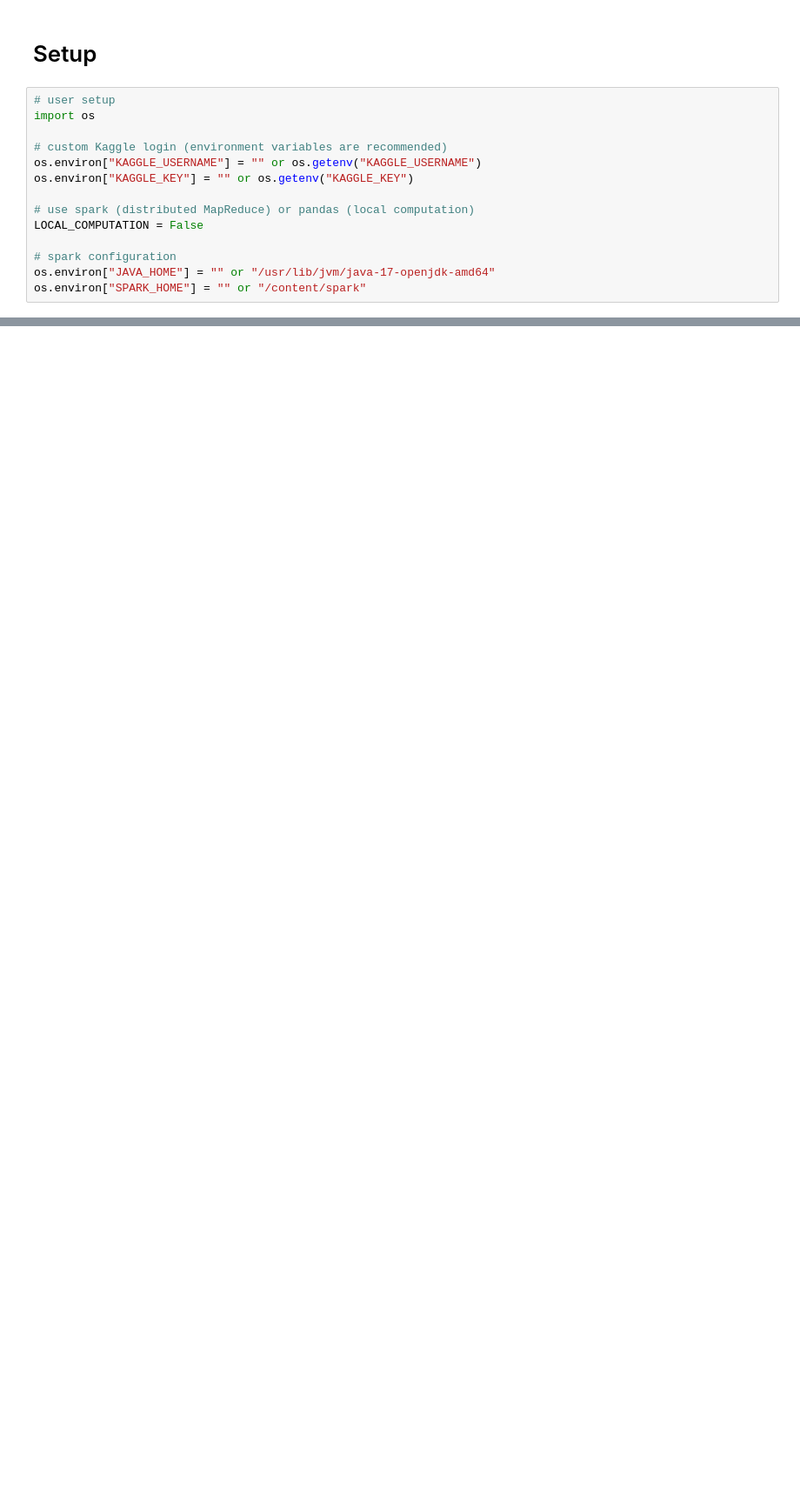
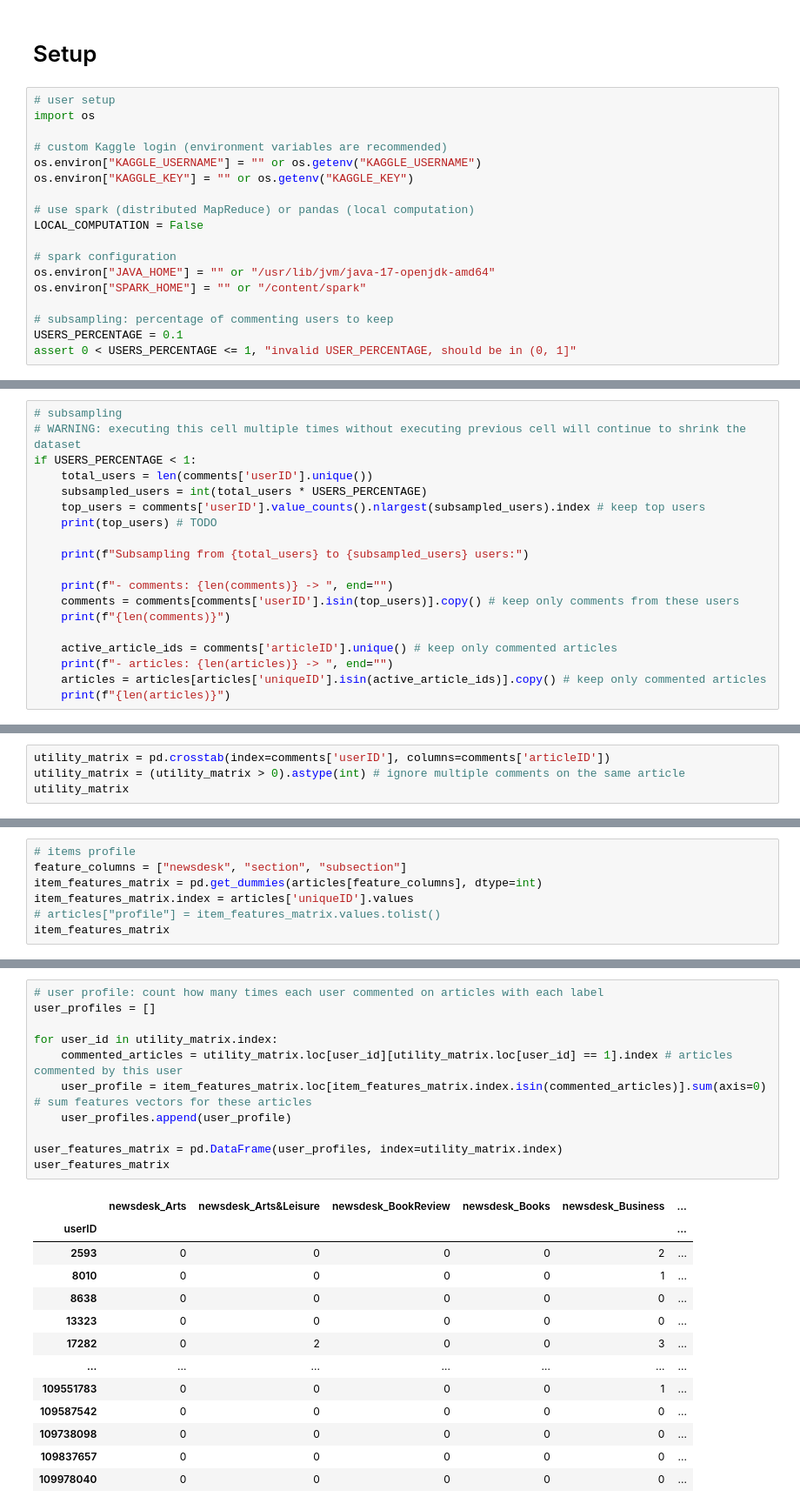
Before and after one commit to Favo02/recommendation-system, a Jupyter notebook: main.ipynb, the cells around one changed output, grey strips where cells are left out. Shown at 87% size. Drawn from its saved outputs; the diff is of its cells as text; blank space fills up the shorter version.

```diff
--- a/main.ipynb
+++ b/main.ipynb
@@ -14,6 +14,10 @@ LOCAL_COMPUTATION = False
 # spark configuration
 os.environ["JAVA_HOME"] = "" or "/usr/lib/jvm/java-17-openjdk-amd64"
 os.environ["SPARK_HOME"] = "" or "/content/spark"
+
+# subsampling: percentage of commenting users to keep
+USERS_PERCENTAGE = 0.1
+assert 0 < USERS_PERCENTAGE <= 1, "invalid USER_PERCENTAGE, should be in (0, 1]"
 # %%
 # setup dataset
 %pip install kaggle
@@ -31,0 +82,19 @@ comments = pd.read_csv("dataset/nyt-comments-part0.csv")
+# %%
+# subsampling
+# WARNING: executing this cell multiple times without executing previous cell will continue to shrink the dataset
+if USERS_PERCENTAGE < 1:
+    total_users = len(comments['userID'].unique())
+    subsampled_users = int(total_users * USERS_PERCENTAGE)
+    top_users = comments['userID'].value_counts().nlargest(subsampled_users).index # keep top users
+    print(top_users) # TODO
+
+    print(f"Subsampling from {total_users} to {subsampled_users} users:")
+
+    print(f"- comments: {len(comments)} -> ", end="")
+    comments = comments[comments['userID'].isin(top_users)].copy() # keep only comments from these users
+    print(f"{len(comments)}")
+
+    active_article_ids = comments['articleID'].unique() # keep only commented articles
+    print(f"- articles: {len(articles)} -> ", end="")
+    articles = articles[articles['uniqueID'].isin(active_article_ids)].copy() # keep only commented articles
+    print(f"{len(articles)}")
@@ -31,0 +113,4 @@ comments = pd.read_csv("dataset/nyt-comments-part0.csv")
+# %%
+utility_matrix = pd.crosstab(index=comments['userID'], columns=comments['articleID'])
+utility_matrix = (utility_matrix > 0).astype(int) # ignore multiple comments on the same article
+utility_matrix
@@ -31,0 +136,7 @@ comments = pd.read_csv("dataset/nyt-comments-part0.csv")
+# %%
+# items profile
+feature_columns = ["newsdesk", "section", "subsection"]
+item_features_matrix = pd.get_dummies(articles[feature_columns], dtype=int)
+item_features_matrix.index = articles['uniqueID'].values
+# articles["profile"] = item_features_matrix.values.tolist()
+item_features_matrix
@@ -31,0 +159,25 @@ comments = pd.read_csv("dataset/nyt-comments-part0.csv")
+# %%
+# user profile: count how many times each user commented on articles with each label
+user_profiles = []
+
+for user_id in utility_matrix.index:
+    commented_articles = utility_matrix.loc[user_id][utility_matrix.loc[user_id] == 1].index # articles commented by this user
+    user_profile = item_features_matrix.loc[item_features_matrix.index.isin(commented_articles)].sum(axis=0) # sum features vectors for these articles
+    user_profiles.append(user_profile)
+
+user_features_matrix = pd.DataFrame(user_profiles, index=utility_matrix.index)
+user_features_matrix
+# %% [output]
+|  | newsdesk_Arts | newsdesk_Arts&Leisure | newsdesk_BookReview | newsdesk_Books | newsdesk_Business | ... |
+| userID |  |  |  |  |  | ... |
+| 2593 | 0 | 0 | 0 | 0 | 2 | ... |
+| 8010 | 0 | 0 | 0 | 0 | 1 | ... |
+| 8638 | 0 | 0 | 0 | 0 | 0 | ... |
+| 13323 | 0 | 0 | 0 | 0 | 0 | ... |
+| 17282 | 0 | 2 | 0 | 0 | 3 | ... |
+| ... | ... | ... | ... | ... | ... | ... |
+| 109551783 | 0 | 0 | 0 | 0 | 1 | ... |
+| 109587542 | 0 | 0 | 0 | 0 | 0 | ... |
+| 109738098 | 0 | 0 | 0 | 0 | 0 | ... |
+| 109837657 | 0 | 0 | 0 | 0 | 0 | ... |
+| 109978040 | 0 | 0 | 0 | 0 | 0 | ... |
```
Also changed, not shown: parts of 14 cells of this notebook.
